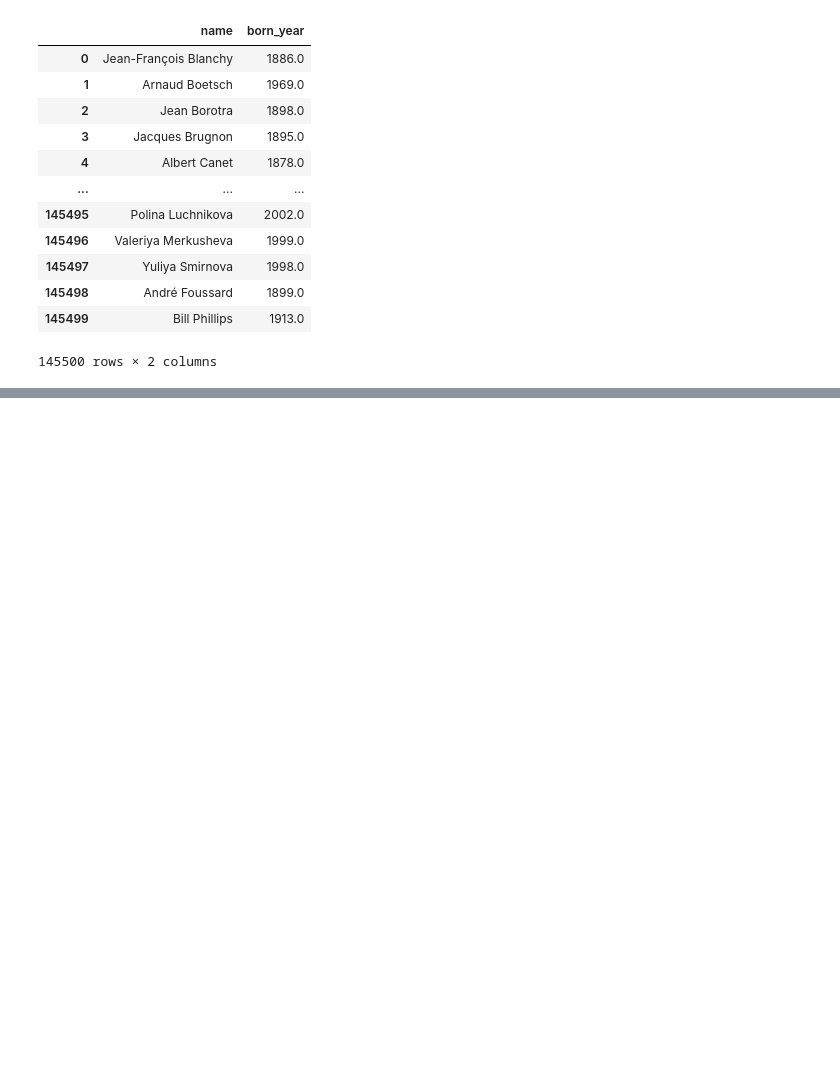
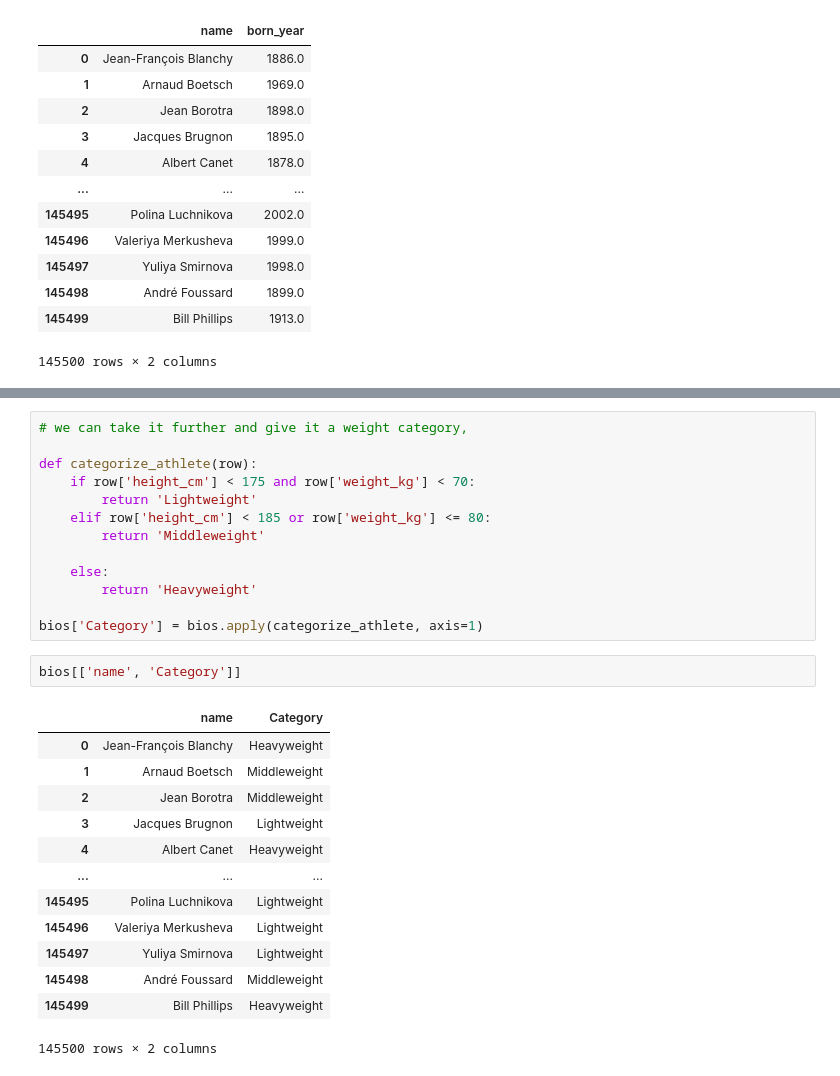
Before and after one commit to jraa1995/Pandas-For-Fun, a Jupyter notebook: tutorials/FilteringData.ipynb, the cells around one changed output, grey strips where cells are left out. Cells and saved outputs as stored; diff of their text form; blank space fills up the shorter version.

```diff
--- a/tutorials/FilteringData.ipynb
+++ b/tutorials/FilteringData.ipynb
@@ -490,0 +514,29 @@ bios_new[['name', 'born_year']]
+# %%
+# we can take it further and give it a weight category,
+
+def categorize_athlete(row):
+    if row['height_cm'] < 175 and row['weight_kg'] < 70:
+        return 'Lightweight'
+    elif row['height_cm'] < 185 or row['weight_kg'] <= 80:
+        return 'Middleweight'
+
+    else:
+        return 'Heavyweight'
+
+bios['Category'] = bios.apply(categorize_athlete, axis=1)
+# %%
+bios[['name', 'Category']]
+# %% [output]
+|  | name | Category |
+| 0 | Jean-François Blanchy | Heavyweight |
+| 1 | Arnaud Boetsch | Middleweight |
+| 2 | Jean Borotra | Middleweight |
+| 3 | Jacques Brugnon | Lightweight |
+| 4 | Albert Canet | Heavyweight |
+| ... | ... | ... |
+| 145495 | Polina Luchnikova | Lightweight |
+| 145496 | Valeriya Merkusheva | Lightweight |
+| 145497 | Yuliya Smirnova | Lightweight |
+| 145498 | André Foussard | Middleweight |
+| 145499 | Bill Phillips | Heavyweight |
+145500 rows × 2 columns
```
Also changed, not shown: parts of 3 cells of this notebook, 4 other files.
